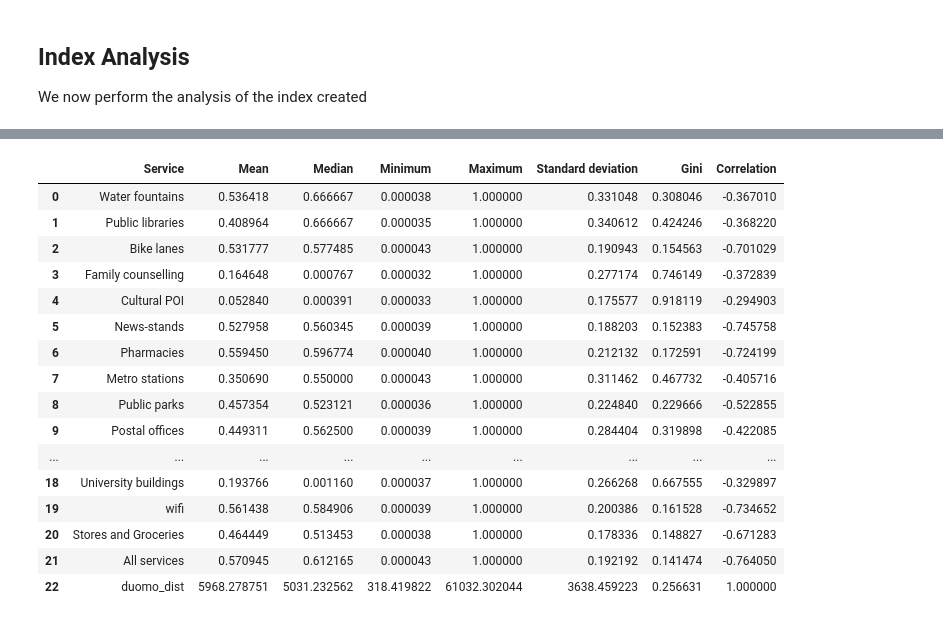
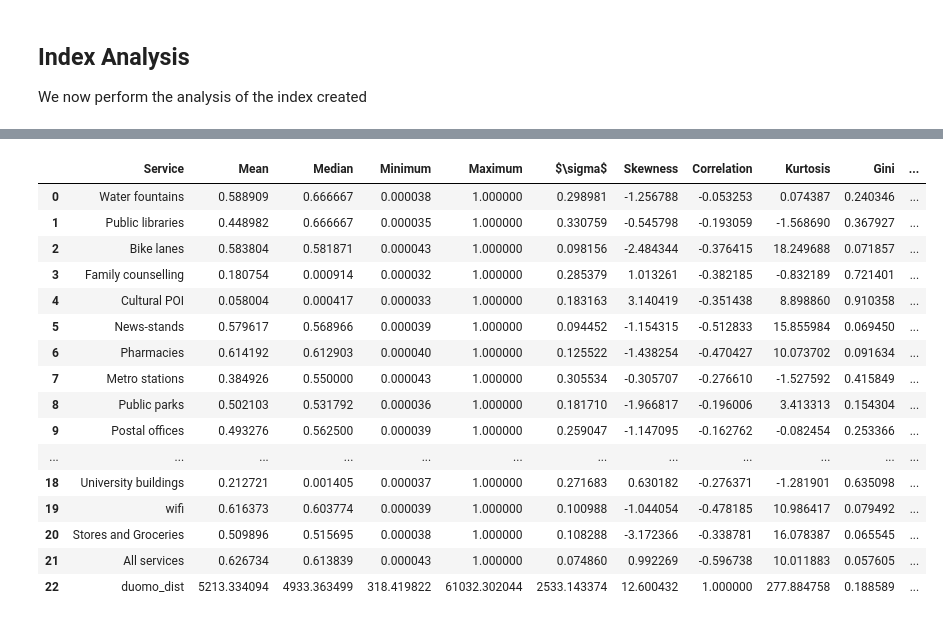
Before and after one commit to giuliofrey/bsc_thesis, a Jupyter notebook: code/analysis.ipynb, the cells around one changed output, grey strips where cells are left out. Saved outputs shown, nothing was run; the diff lists cells and outputs as text; code cells hidden in the pictures.

```diff
--- a/code/analysis.ipynb
+++ b/code/analysis.ipynb
@@ -82,0 +67,4 @@ point.within(shape(multi['geometry']))
+# %%
+shape=gpd.read_file(r"../datasets/milan_shape/A090101_ComuneMilano.shp")
+shape=shape.to_crs(epsg=4326)
+shape.plot()
@@ -83,3 +74,9 @@ point.within(shape(multi['geometry']))
+# %%
+mm_gdf = gpd.GeoDataFrame(
+    mm_df, geometry=gpd.points_from_xy(mm_df.lon, mm_df.lat), crs="EPSG:4326"
+)
+points_within = gpd.sjoin(mm_gdf, shape, predicate='within')
+ed_in=points_within['CODICE EDIFICIO'].to_list()
 # %% [markdown]
 ## Summary statistics
 # %%
@@ -233,6 +295,7 @@ We now perform the analysis of the index created
 index_df=pd.read_csv('../outputs/index_df.csv')
 print('Buildings that were not geocoded',len(index_df[index_df['lon'].isna()]))
 index_df=index_df.drop(index_df[index_df['lon'].isna()].index) #dropping mm buildings that were not geocoded
+index_df= index_df[index_df['CODICE EDIFICIO'].isin(ed_in)] #dropping buildings outside comune di milano
 index_df.loc[:, index_df.columns != 'list'].to_stata('../stata/index_df.dta') #exporting to dta file
 index_df
 # %% [output]
@@ -300,31 +378,37 @@ def gini(x):
 # %%
 corr_df['Mean'] = [index_df[column].mean() for column in list(index_df.loc[:, 'acqua':].columns)]
 corr_df['Median'] = [index_df[column].median() for column in list(index_df.loc[:, 'acqua':].columns)]
 corr_df['Minimum'] = [index_df[column].min() for column in list(index_df.loc[:, 'acqua':].columns)]
 corr_df['Maximum'] = [index_df[column].max() for column in list(index_df.loc[:, 'acqua':].columns)]
-corr_df['Standard deviation'] = [index_df[column].std() for column in list(index_df.loc[:, 'acqua':].columns)]
+corr_df['$\sigma$'] = [index_df[column].std() for column in list(index_df.loc[:, 'acqua':].columns)]
+corr_df['Skewness'] = [index_df[column].skew() for column in list(index_df.loc[:, 'acqua':].columns)]
+corr_df['Kurtosis'] = [index_df[column].kurt() for column in list(index_df.loc[:, 'acqua':].columns)]
 corr_df['Gini']=[gini(index_df[column]) for column in list(index_df.loc[:,'acqua':].columns)]
 column_to_move = corr_df.pop("Correlation")
 corr_df.insert(7, "Correlation", column_to_move)
-pyperclip.copy(corr_df.to_latex(index=False))
+corr_df['Mutual Information']=[sk.mutual_info_score(index_df[column], index_df.duomo_dist, contingency=None) for column in list(index_df.loc[:,'acqua':].columns)]
+
+#pyperclip.copy(corr_df[['Service', 'Mean', 'Median', 'Minimum', 'Maximum', '$\sigma$', 'Skewness' , 'Kurtosis' ]].to_latex(index=False))
+pyperclip.copy(corr_df[['Service', 'Gini', 'Correlation', 'Mutual Information']].to_latex(index=False))
+
 corr_df
 # %% [output]
-|  | Service | Mean | Median | Minimum | Maximum | Standard deviation | Gini | Correlation |
-| 0 | Water fountains | 0.536418 | 0.666667 | 0.000038 | 1.000000 | 0.331048 | 0.308046 | -0.367010 |
-| 1 | Public libraries | 0.408964 | 0.666667 | 0.000035 | 1.000000 | 0.340612 | 0.424246 | -0.368220 |
-| 2 | Bike lanes | 0.531777 | 0.577485 | 0.000043 | 1.000000 | 0.190943 | 0.154563 | -0.701029 |
-| 3 | Family counselling | 0.164648 | 0.000767 | 0.000032 | 1.000000 | 0.277174 | 0.746149 | -0.372839 |
-| 4 | Cultural POI | 0.052840 | 0.000391 | 0.000033 | 1.000000 | 0.175577 | 0.918119 | -0.294903 |
-| 5 | News-stands | 0.527958 | 0.560345 | 0.000039 | 1.000000 | 0.188203 | 0.152383 | -0.745758 |
-| 6 | Pharmacies | 0.559450 | 0.596774 | 0.000040 | 1.000000 | 0.212132 | 0.172591 | -0.724199 |
-| 7 | Metro stations | 0.350690 | 0.550000 | 0.000043 | 1.000000 | 0.311462 | 0.467732 | -0.405716 |
-| 8 | Public parks | 0.457354 | 0.523121 | 0.000036 | 1.000000 | 0.224840 | 0.229666 | -0.522855 |
-| 9 | Postal offices | 0.449311 | 0.562500 | 0.000039 | 1.000000 | 0.284404 | 0.319898 | -0.422085 |
-| ... | ... | ... | ... | ... | ... | ... | ... | ... |
-| 18 | University buildings | 0.193766 | 0.001160 | 0.000037 | 1.000000 | 0.266268 | 0.667555 | -0.329897 |
-| 19 | wifi | 0.561438 | 0.584906 | 0.000039 | 1.000000 | 0.200386 | 0.161528 | -0.734652 |
-| 20 | Stores and Groceries | 0.464449 | 0.513453 | 0.000038 | 1.000000 | 0.178336 | 0.148827 | -0.671283 |
-| 21 | All services | 0.570945 | 0.612165 | 0.000043 | 1.000000 | 0.192192 | 0.141474 | -0.764050 |
-| 22 | duomo_dist | 5968.278751 | 5031.232562 | 318.419822 | 61032.302044 | 3638.459223 | 0.256631 | 1.000000 |
+|  | Service | Mean | Median | Minimum | Maximum | $\sigma$ | Skewness | Correlation | Kurtosis | Gini | ... |
+| 0 | Water fountains | 0.588909 | 0.666667 | 0.000038 | 1.000000 | 0.298981 | -1.256788 | -0.053253 | 0.074387 | 0.240346 | ... |
+| 1 | Public libraries | 0.448982 | 0.666667 | 0.000035 | 1.000000 | 0.330759 | -0.545798 | -0.193059 | -1.568690 | 0.367927 | ... |
+| 2 | Bike lanes | 0.583804 | 0.581871 | 0.000043 | 1.000000 | 0.098156 | -2.484344 | -0.376415 | 18.249688 | 0.071857 | ... |
+| 3 | Family counselling | 0.180754 | 0.000914 | 0.000032 | 1.000000 | 0.285379 | 1.013261 | -0.382185 | -0.832189 | 0.721401 | ... |
+| 4 | Cultural POI | 0.058004 | 0.000417 | 0.000033 | 1.000000 | 0.183163 | 3.140419 | -0.351438 | 8.898860 | 0.910358 | ... |
+| 5 | News-stands | 0.579617 | 0.568966 | 0.000039 | 1.000000 | 0.094452 | -1.154315 | -0.512833 | 15.855984 | 0.069450 | ... |
+| 6 | Pharmacies | 0.614192 | 0.612903 | 0.000040 | 1.000000 | 0.125522 | -1.438254 | -0.470427 | 10.073702 | 0.091634 | ... |
+| 7 | Metro stations | 0.384926 | 0.550000 | 0.000043 | 1.000000 | 0.305534 | -0.305707 | -0.276610 | -1.527592 | 0.415849 | ... |
+| 8 | Public parks | 0.502103 | 0.531792 | 0.000036 | 1.000000 | 0.181710 | -1.966817 | -0.196006 | 3.413313 | 0.154304 | ... |
+| 9 | Postal offices | 0.493276 | 0.562500 | 0.000039 | 1.000000 | 0.259047 | -1.147095 | -0.162762 | -0.082454 | 0.253366 | ... |
+| ... | ... | ... | ... | ... | ... | ... | ... | ... | ... | ... | ... |
+| 18 | University buildings | 0.212721 | 0.001405 | 0.000037 | 1.000000 | 0.271683 | 0.630182 | -0.276371 | -1.281901 | 0.635098 | ... |
+| 19 | wifi | 0.616373 | 0.603774 | 0.000039 | 1.000000 | 0.100988 | -1.044054 | -0.478185 | 10.986417 | 0.079492 | ... |
+| 20 | Stores and Groceries | 0.509896 | 0.515695 | 0.000038 | 1.000000 | 0.108288 | -3.172366 | -0.338781 | 16.078387 | 0.065545 | ... |
+| 21 | All services | 0.626734 | 0.613839 | 0.000043 | 1.000000 | 0.074860 | 0.992269 | -0.596738 | 10.011883 | 0.057605 | ... |
+| 22 | duomo_dist | 5213.334094 | 4933.363499 | 318.419822 | 61032.302044 | 2533.143374 | 12.600432 | 1.000000 | 277.884758 | 0.188589 | ... |
 # %%
 def return_min_max(df, columns_to_sort, id_to_return,id_name='ID', n=10):
```
Also changed, not shown: parts of 17 cells of this notebook, 16 other files.
